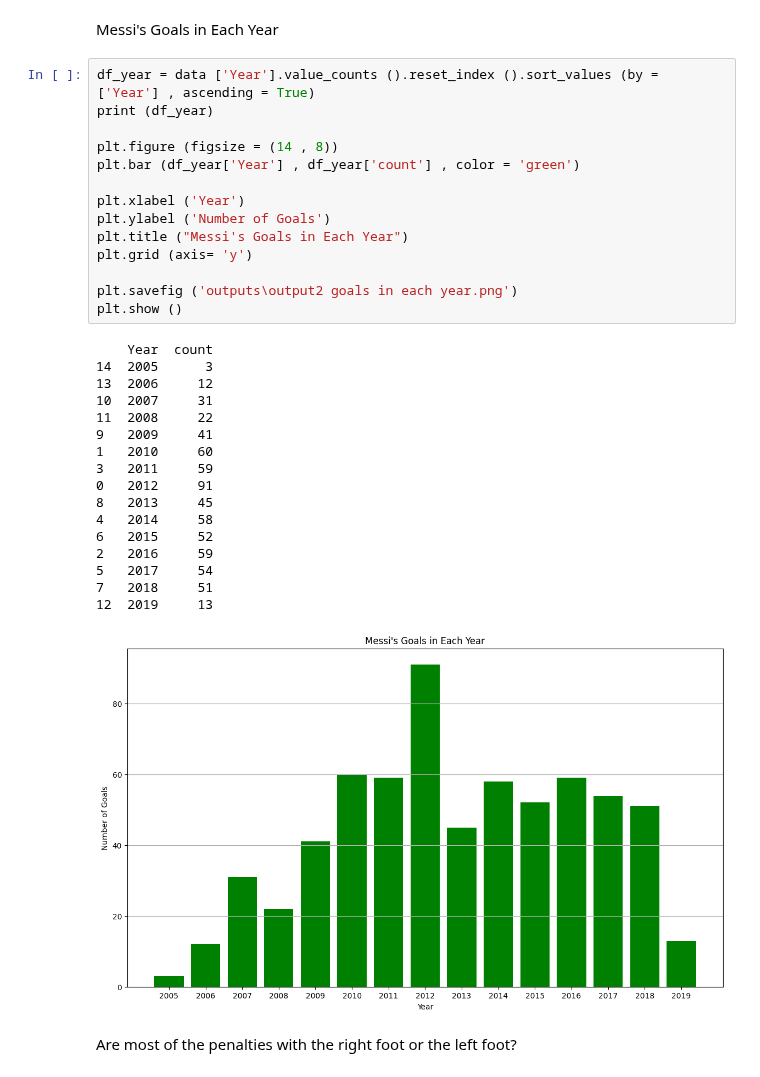
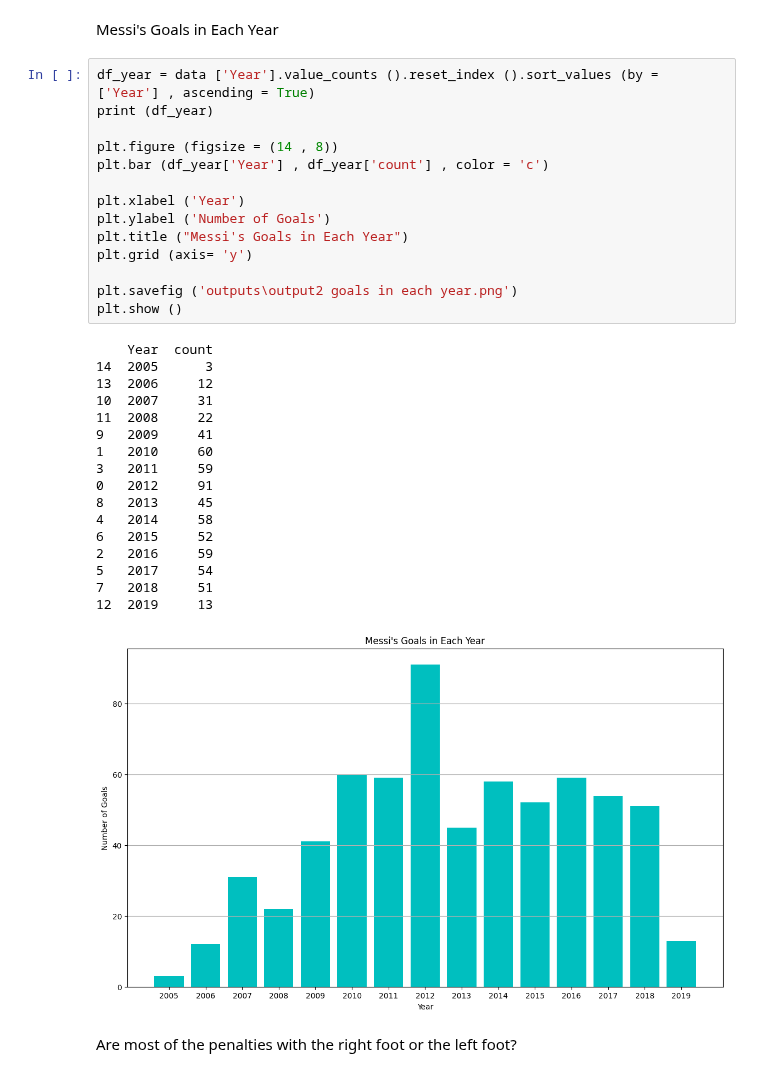
Before and after one commit to TaRa1999R/Data_Science, a Jupyter notebook: assignment40/2-messi.ipynb, the cells around one changed output. Drawn from its saved outputs; the diff is of its cells as text.

```diff
--- a/assignment40/2-messi.ipynb
+++ b/assignment40/2-messi.ipynb
@@ -65,35 +65,35 @@ Messi's Goals in Each Year
 # %%
 df_year = data ['Year'].value_counts ().reset_index ().sort_values (by = ['Year'] , ascending = True)
 print (df_year)
 
 plt.figure (figsize = (14 , 8))
-plt.bar (df_year['Year'] , df_year['count'] , color = 'green')
+plt.bar (df_year['Year'] , df_year['count'] , color = 'c')
 
 plt.xlabel ('Year')
 plt.ylabel ('Number of Goals')
 plt.title ("Messi's Goals in Each Year")
 plt.grid (axis= 'y')
 
 plt.savefig ('outputs\output2 goals in each year.png')
 plt.show ()
 # %% [output]
     Year  count
 14  2005      3
 13  2006     12
 10  2007     31
 11  2008     22
 9   2009     41
 1   2010     60
 3   2011     59
 0   2012     91
 8   2013     45
 4   2014     58
 6   2015     52
 2   2016     59
 5   2017     54
 7   2018     51
 12  2019     13
-[figure, old version]
+[figure, new version]
 # %% [markdown]
 Are most of the penalties with the right foot or the left foot?
 # %%
```
Also changed, not shown: parts of 2 cells of this notebook, 3 other files.
